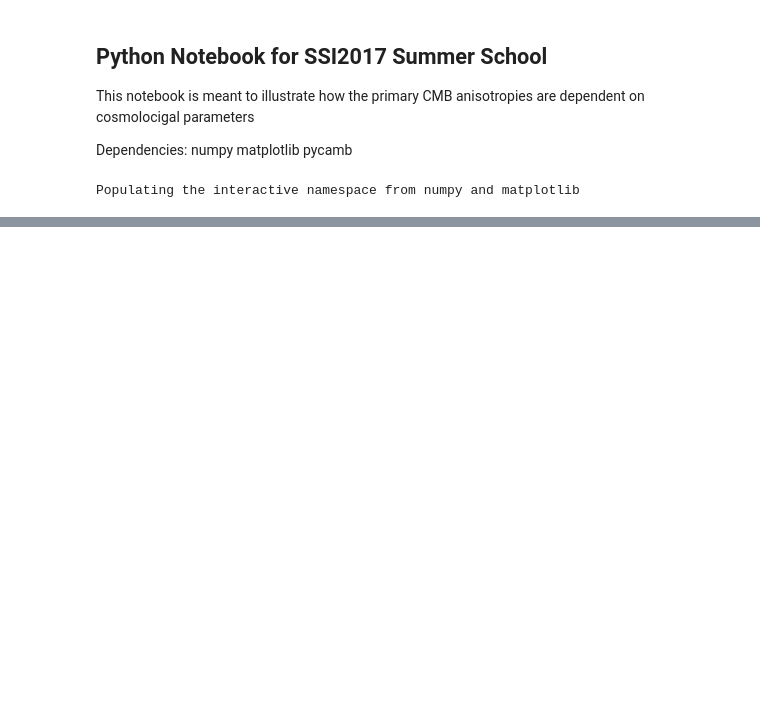
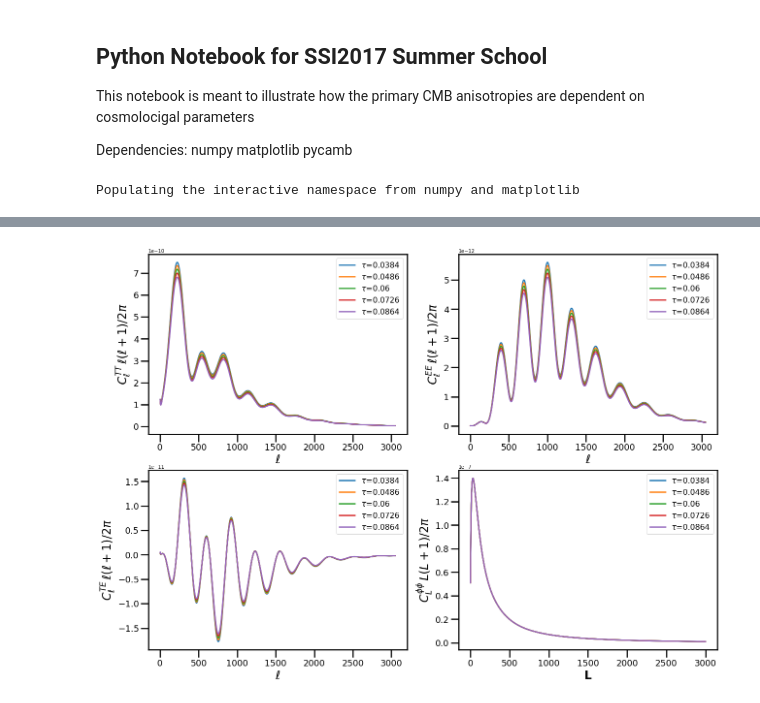
Before and after one commit to nbatta/SSI2017_CMB_COSMO, a Jupyter notebook: CMB Cosmology.ipynb, the cells around one changed output, grey strips where cells are left out. Drawn from its saved outputs; the diff is of its cells as text; code cells hidden in the pictures; blank space fills up the shorter version.

```diff
--- a/CMB Cosmology.ipynb
+++ b/CMB Cosmology.ipynb
@@ -135,0 +149,4 @@ cmb_par_dependence(3000,'blah',param='He')
+# %%
+cmb_par_dependence(lmax,pdfhome+'blah.pdf',param='tau')
+# %% [output]
+[figure, added]
```
Also changed, not shown: parts of 8 cells of this notebook.
